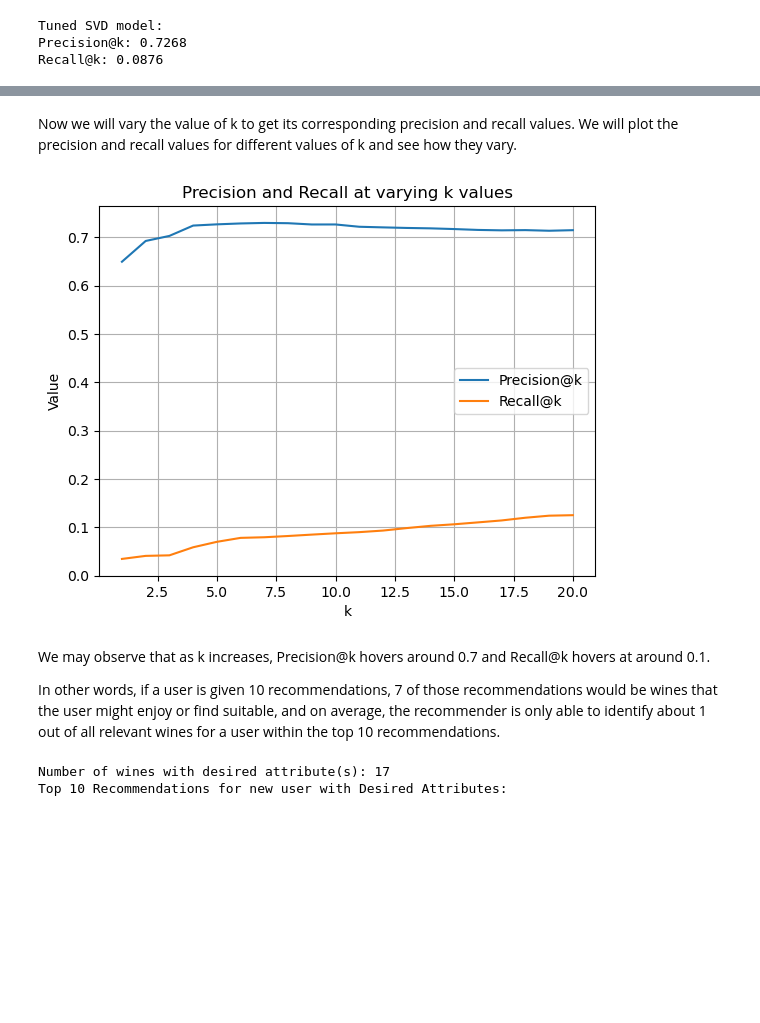
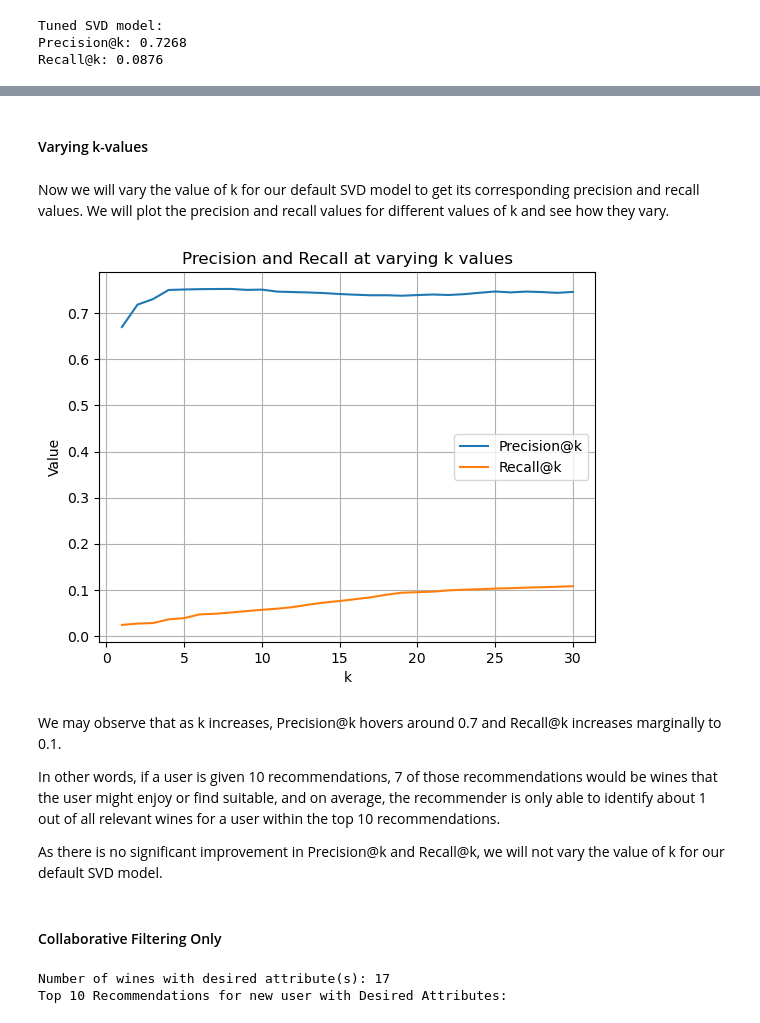
Before and after one commit to szeron/capstone, a Jupyter notebook: code/3_modeling.ipynb, the cells around one changed output, grey strips where cells are left out. Cells and saved outputs as stored; diff of their text form; code cells hidden in the pictures; blank space fills up the shorter version.

```diff
--- a/code/3_modeling.ipynb
+++ b/code/3_modeling.ipynb
@@ -254,5 +258,7 @@ In other words, even though the recommender might not be capturing all relevant
+# %% [markdown]
+#### Varying k-values
 # %% [markdown]
-Now we will vary the value of k to get its corresponding precision and recall values. We will plot the precision and recall values for different values of k and see how they vary.
+Now we will vary the value of k for our default SVD model to get its corresponding precision and recall values. We will plot the precision and recall values for different values of k and see how they vary.
 # %%
 def get_precision_recall_at_k_range(model, data, k_range, threshold=91):
     k_fold = KFold(n_splits=5, random_state=42)
@@ -260,38 +266,45 @@ def get_precision_recall_at_k_range(model, data, k_range, threshold=91):
     recall_k_values = []
 
     for k in k_range:
         precisions_list = []
         recalls_list = []
 
         for trainset, testset in k_fold.split(data):
             model.fit(trainset)
             predictions = model.test(testset)
             precisions, recalls = precision_recall_at_k(predictions, k=k, threshold=threshold)
 
             precisions_list.append(sum(prec for prec in precisions.values()) / len(precisions))
             recalls_list.append(sum(rec for rec in recalls.values()) / len(recalls))
 
         precision_k_values.append(sum(precisions_list) / len(precisions_list))
         recall_k_values.append(sum(recalls_list) / len(recalls_list))
 
     return precision_k_values, recall_k_values
 
-k_range = range(1, 21)  # Vary the value of k from 1 to 20
-precision_values, recall_values = get_precision_recall_at_k_range(tuned_svd, data, k_range)
+# Create an instance of the SVD model with default parameters
+default_svd = SVD(random_state=42)
+
+k_range = range(1, 31)  # Vary the value of k from 1 to 30
+
+# Pass the default_svd model to the function instead of the tuned_svd model
+precision_values, recall_values = get_precision_recall_at_k_range(default_svd, data, k_range)
 
 # Plot the precision and recall values against the value of k
 plt.plot(k_range, precision_values, label="Precision@k")
 plt.plot(k_range, recall_values, label="Recall@k")
 plt.xlabel("k")
 plt.ylabel("Value")
 plt.title("Precision and Recall at varying k values")
 plt.legend()
 plt.grid()
 plt.show()
 # %% [output]
-[figure, old version]
+[figure, new version]
 # %% [markdown]
-We may observe that as k increases, Precision@k hovers around 0.7 and Recall@k hovers at around 0.1.
+We may observe that as k increases, Precision@k hovers around 0.7 and Recall@k increases marginally to 0.1.
 
 In other words, if a user is given 10 recommendations, 7 of those recommendations would be wines that the user might enjoy or find suitable, and on average, the recommender is only able to identify about 1 out of all relevant wines for a user within the top 10 recommendations.
+
+As there is no significant improvement in Precision@k and Recall@k, we will not vary the value of k for our default SVD model.
 # %%
@@ -322,6 +335,8 @@ def evaluate_thresholds(tuned_svd, data, thresholds):
     results_df['F1-score'] = 2 * (results_df['Precision@k'] * results_df['Recall@k']) / (results_df['Precision@k'] + results_df['Recall@k'])
     results_df = results_df[['Threshold', 'Precision@k', 'Recall@k', 'F1-score']]
     return results_df
+# %% [markdown]
+#### Collaborative Filtering Only
 # %%
 # Define a new user
 new_user_id = df['user_id'].max() + 1
```
Also changed, not shown: parts of 12 cells of this notebook, 5 other files.
